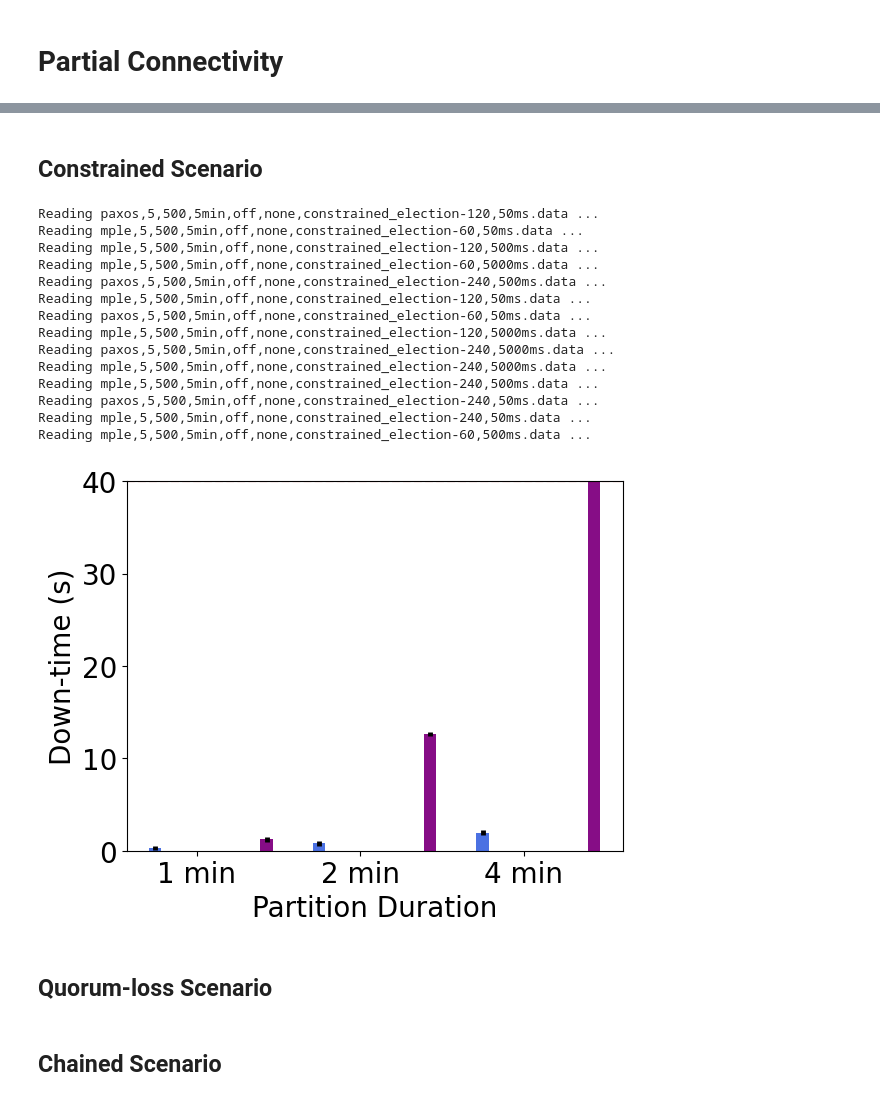
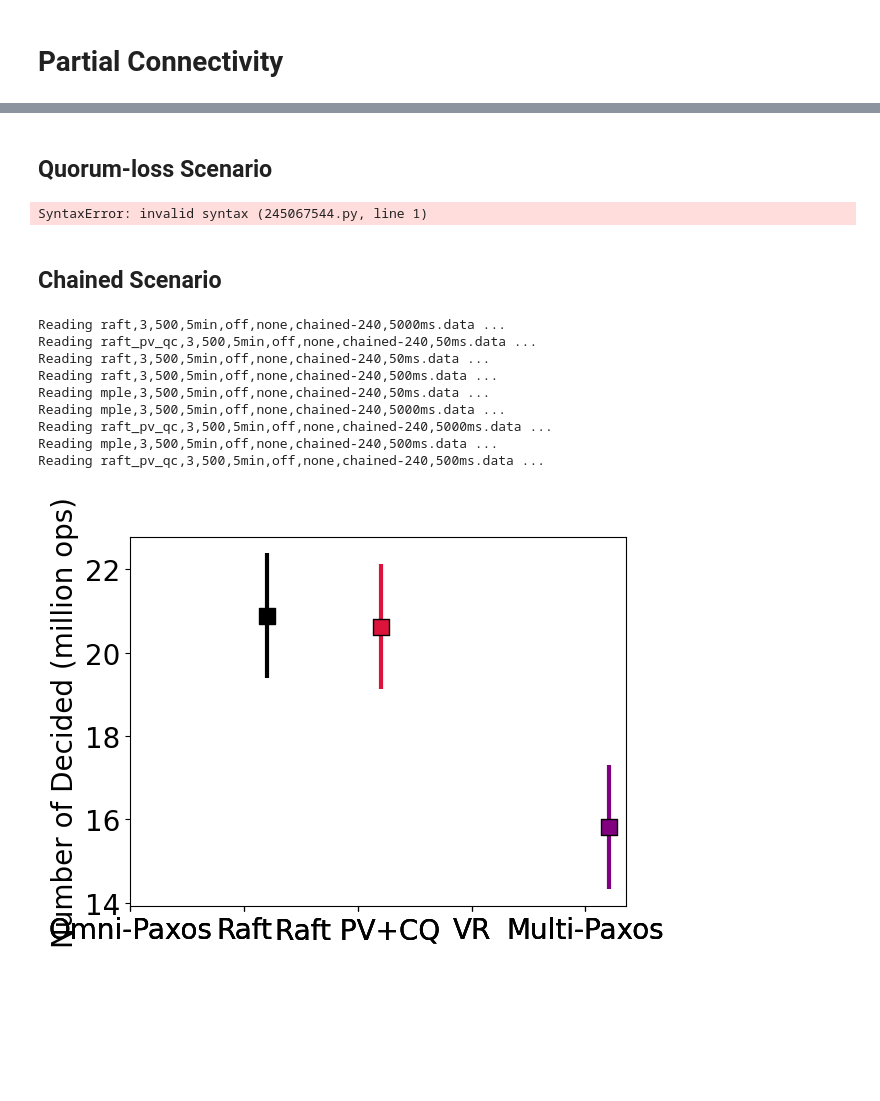
Before and after one commit to haraldng/omnipaxos-artifacts, a Jupyter notebook: visualisation/custom_plotters/bench/atomic_broadcast/Plotter.ipynb, the cells around one changed output, grey strips where cells are left out. Saved outputs shown, nothing was run; the diff lists cells and outputs as text; code cells hidden in the pictures; blank space fills up the shorter version.

```diff
--- a/visualisation/custom_plotters/bench/atomic_broadcast/Plotter.ipynb
+++ b/visualisation/custom_plotters/bench/atomic_broadcast/Plotter.ipynb
@@ -23,7 +137,7 @@ fig, ax = plt.subplots()
 CI_INIT = [(0,0) for _ in range(3)]
 
 def get_empty_dict():
-    all_bars = {
+    return {
         'paxos_1min' : (np.zeros(3), CI_INIT),
         'raft_1min' : (np.zeros(3), CI_INIT),
         'raft_pvqc_1min' : (np.zeros(3), CI_INIT),
@@ -42,21 +156,22 @@ def get_empty_dict():
         'vr_4min' : (np.zeros(3), CI_INIT),
         'mp_4min' : (np.zeros(3), CI_INIT),
     }
-    return all_bars
 # %%
 def get_timeout_idx(s):
-    if s == '500ms':
+    if s == '50ms':
         return 0
+    elif s == '500ms':
+        return 1
     elif s == '5000ms':
-        return 1
+        return 2
     else:
-        return 2
+        return -1
 
 def get_dict_key(algo, scenario):
     split = scenario.split('-')
     duration = int(split[1])
     duration_min = int(duration/60)
-    if algo == "mple":
+    if algo == "mple" or algo == "multi-paxos" or algo == "mp_le":
         algo = "mp"
     elif algo == "raft_pv_qc":
         algo = "raft_pvqc"
@@ -65,10 +180,15 @@ def get_dict_key(algo, scenario):
 def student_t_ci(data):
     # create 95% confidence interval
     return st.t.interval(alpha=0.95, df=len(data)-1,loc=np.mean(data),scale=st.sem(data))
+
+def legend_without_duplicate_labels(ax):
+    handles, labels = ax.get_legend_handles_labels()
+    unique = [(h, l) for i, (h, l) in enumerate(zip(handles, labels)) if l not in labels[:i]]
+    ax.legend(*zip(*unique))
 # %%
-def read_dir(d, decided):
+def read_dir(d, decided, sc):
     all_bars = get_empty_dict()
-    data_files = [f for f in os.listdir(d) if f.endswith('.data')]
+    data_files = [f for f in os.listdir(d) if f.endswith('.data') and sc in f]
     for filename in data_files :
         f = open(d + "/" + filename, 'r')
         print("Reading", filename, "...")
@@ -76,11 +196,11 @@ def read_dir(d, decided):
         split = filename.split(',')
         algo = split[0]
         scenario = split[6]
-        timeout = split[7]
+        timeout = split[7].split('.')[0]
         all_y = []
         for line in f:
             if decided:
-                y = float(line.split('|')[1])
+                y = float(line.split('|')[0])
             else:
                 y = float(line)
             all_y.append(y)
@@ -88,7 +208,6 @@ def read_dir(d, decided):
         ci = student_t_ci(all_y)
         timeout_idx = get_timeout_idx(timeout)
         bar_key = get_dict_key(algo, scenario)
-
         (all_mean, all_ci) = all_bars[bar_key]
         all_mean[timeout_idx] = mean
         all_ci[timeout_idx] = ci
@@ -150,3 +292,13 @@ def plot_all_bars(all_groups):
+# %% [markdown]
+## Quorum-loss Scenario
+# %%
+QUORUMLOSS_DIR = #TODO
+all_quorumloss = read_dir(QUORUMLOSS_DIR, False, "quorum_loss")
+plot_all_bars(all_quorumloss)
+# %% [output]
+SyntaxError: invalid syntax (245067544.py, line 1)
+# %% [markdown]
+## Chained Scenario
 # %%
 UNIT = 1000000
 
@@ -186,27 +338,18 @@ def plot_all_chained(all_groups):
     plt.xticks(x_ticks, x_labels)
     plt.tick_params(axis='both', which='major', labelsize=SIZE)
     plt.ylabel("Number of Decided (million ops)", size=20)
-# %% [markdown]
-## Constrained Scenario
 # %%
-CONSTRAINED_DIR = "/Users/haraldng/Library/CloudStorage/Dropbox/google-cloud/revision/oct-15/constrained/meta_results/constrained-paxos-mple-part1/5-500-off/longest_down_time"
-all_constrained = read_dir(CONSTRAINED_DIR, False)
-plot_all_bars(all_constrained)
+CHAINED_DIR = "/Users/haraldng/Library/CloudStorage/Dropbox/google-cloud/revision/oct-15/chained/meta_results/chained-mple-raft-part1/3-500-off/num_decided"
+all_chained = read_dir(CHAINED_DIR, True, "chained")
+plot_all_chained(all_chained)
 # %% [output]
-Reading paxos,5,500,5min,off,none,constrained_election-120,50ms.data ...
-Reading mple,5,500,5min,off,none,constrained_election-60,50ms.data ...
-Reading mple,5,500,5min,off,none,constrained_election-120,500ms.data ...
-Reading mple,5,500,5min,off,none,constrained_election-60,5000ms.data ...
-Reading paxos,5,500,5min,off,none,constrained_election-240,500ms.data ...
-Reading mple,5,500,5min,off,none,constrained_election-120,50ms.data ...
-Reading paxos,5,500,5min,off,none,constrained_election-60,50ms.data ...
-Reading mple,5,500,5min,off,none,constrained_election-120,5000ms.data ...
-Reading paxos,5,500,5min,off,none,constrained_election-240,5000ms.data ...
-Reading mple,5,500,5min,off,none,constrained_election-240,5000ms.data ...
-Reading mple,5,500,5min,off,none,constrained_election-240,500ms.data ...
-Reading paxos,5,500,5min,off,none,constrained_election-240,50ms.data ...
-Reading mple,5,500,5min,off,none,constrained_election-240,50ms.data ...
-Reading mple,5,500,5min,off,none,constrained_election-60,500ms.data ...
+Reading raft,3,500,5min,off,none,chained-240,5000ms.data ...
+Reading raft_pv_qc,3,500,5min,off,none,chained-240,50ms.data ...
+Reading raft,3,500,5min,off,none,chained-240,50ms.data ...
+Reading raft,3,500,5min,off,none,chained-240,500ms.data ...
+Reading mple,3,500,5min,off,none,chained-240,50ms.data ...
+Reading mple,3,500,5min,off,none,chained-240,5000ms.data ...
+Reading raft_pv_qc,3,500,5min,off,none,chained-240,5000ms.data ...
+Reading mple,3,500,5min,off,none,chained-240,500ms.data ...
+Reading raft_pv_qc,3,500,5min,off,none,chained-240,500ms.data ...
-[figure, old version]
+[figure, new version]
-# %% [markdown]
-## Quorum-loss Scenario
@@ -217,2 +355,0 @@ plot_all_bars(all_quorumloss)
-# %% [markdown]
-## Chained Scenario
```
Also changed, not shown: parts of 21 cells of this notebook.
